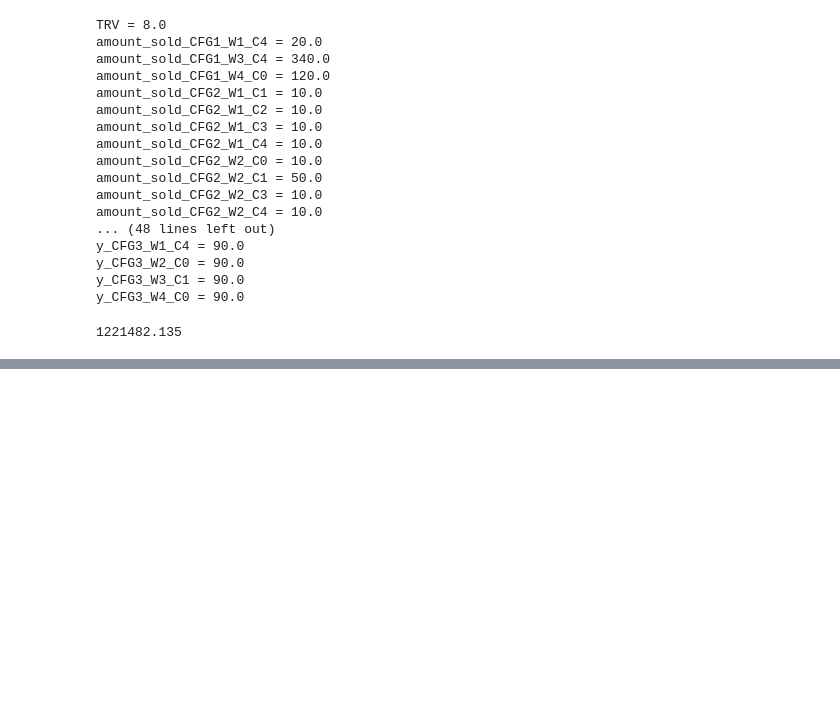
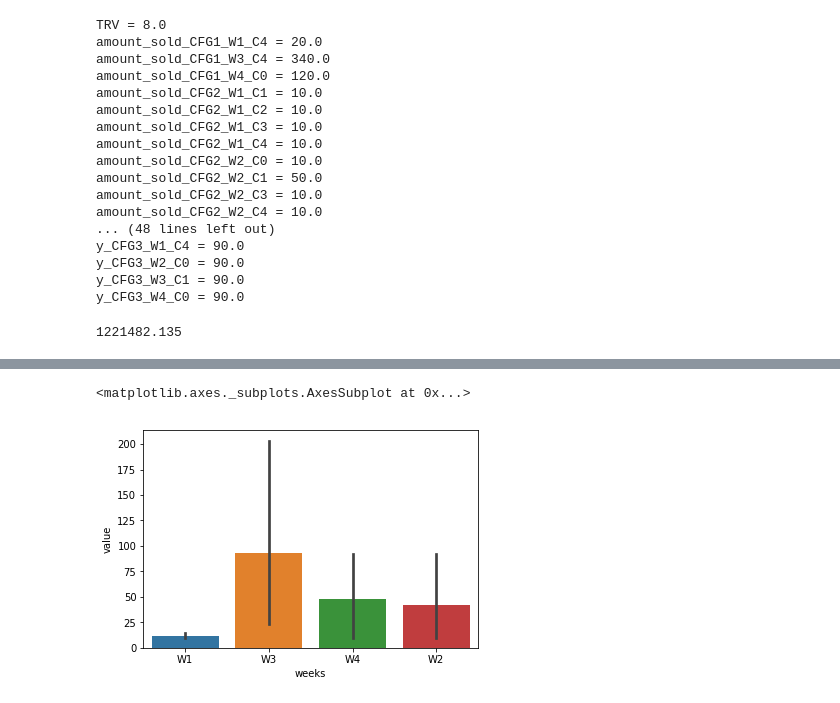
Before and after one commit to akuma527/IProjects, a Jupyter notebook: SCA_Prob/Disruption_w_Time.ipynb, the cells around one changed output, grey strips where cells are left out. Cells and saved outputs as stored; diff of their text form; code cells hidden in the pictures; blank space fills up the shorter version.

```diff
--- a/SCA_Prob/Disruption_w_Time.ipynb
+++ b/SCA_Prob/Disruption_w_Time.ipynb
@@ -348,0 +452,5 @@ T(v) = max()
+# %%
+sns.barplot(x="weeks", y="value", data=a)
+# %% [output]
+<matplotlib.axes._subplots.AxesSubplot at 0x...>
+[figure, added]
```
Also changed, not shown: parts of 16 cells of this notebook, 1 other file.
